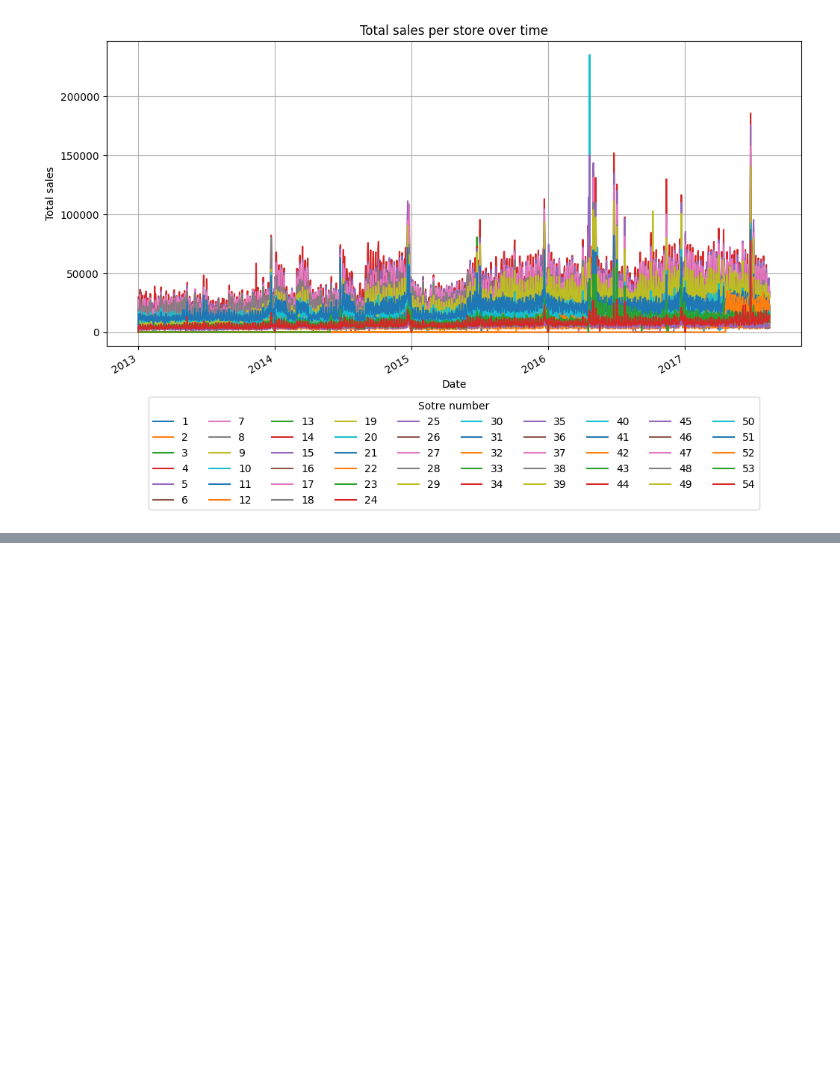
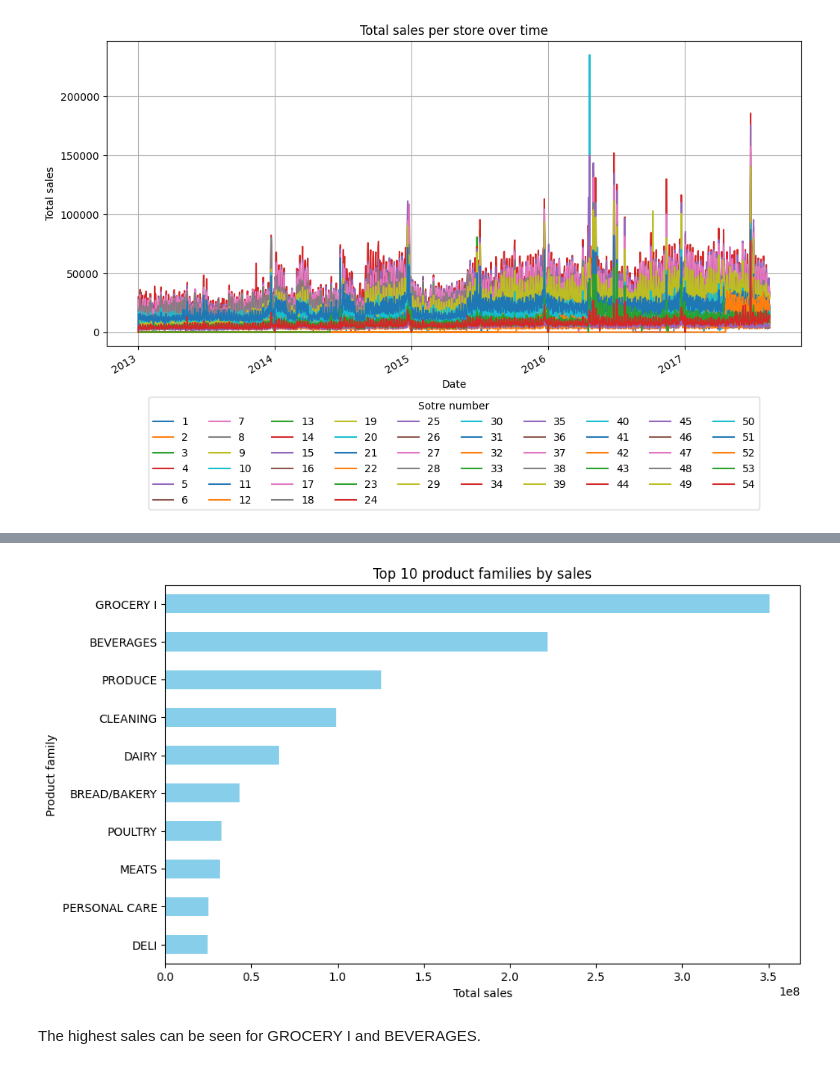
Before and after one commit to geethavenk/Sales_forecasting, a Jupyter notebook: notebooks/EDA_V1.ipynb, the cells around one changed output, grey strips where cells are left out. Cells and saved outputs as stored; diff of their text form; code cells hidden in the pictures; blank space fills up the shorter version.

```diff
--- a/notebooks/EDA_V1.ipynb
+++ b/notebooks/EDA_V1.ipynb
@@ -315,0 +323,16 @@ plt.show()
+# %%
+# selecte top 10 families based on the sales
+top_10_families = train.groupby('family')['sales'].sum().sort_values(ascending=False).head(10)
+
+# plot
+plt.figure(figsize=(10,6))
+top_10_families.plot(kind='barh', color='skyblue')
+plt.gca().invert_yaxis()
+plt.title('Top 10 product families by sales')
+plt.xlabel('Total sales')
+plt.ylabel('Product family')
+plt.show()
+# %% [output]
+[figure, added]
+# %% [markdown]
+The highest sales can be seen for GROCERY I  and BEVERAGES.
```
Also changed, not shown: parts of 8 cells of this notebook.
